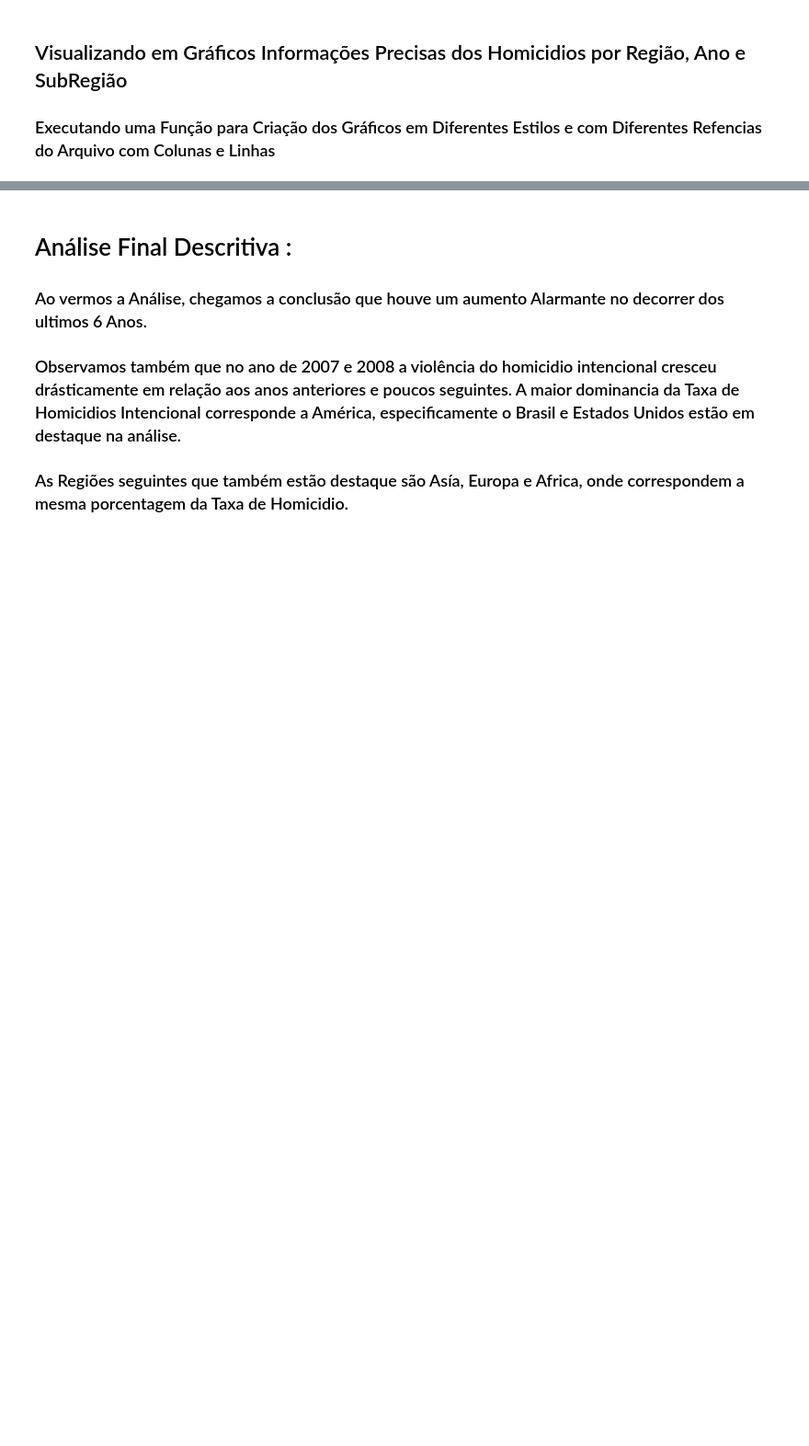
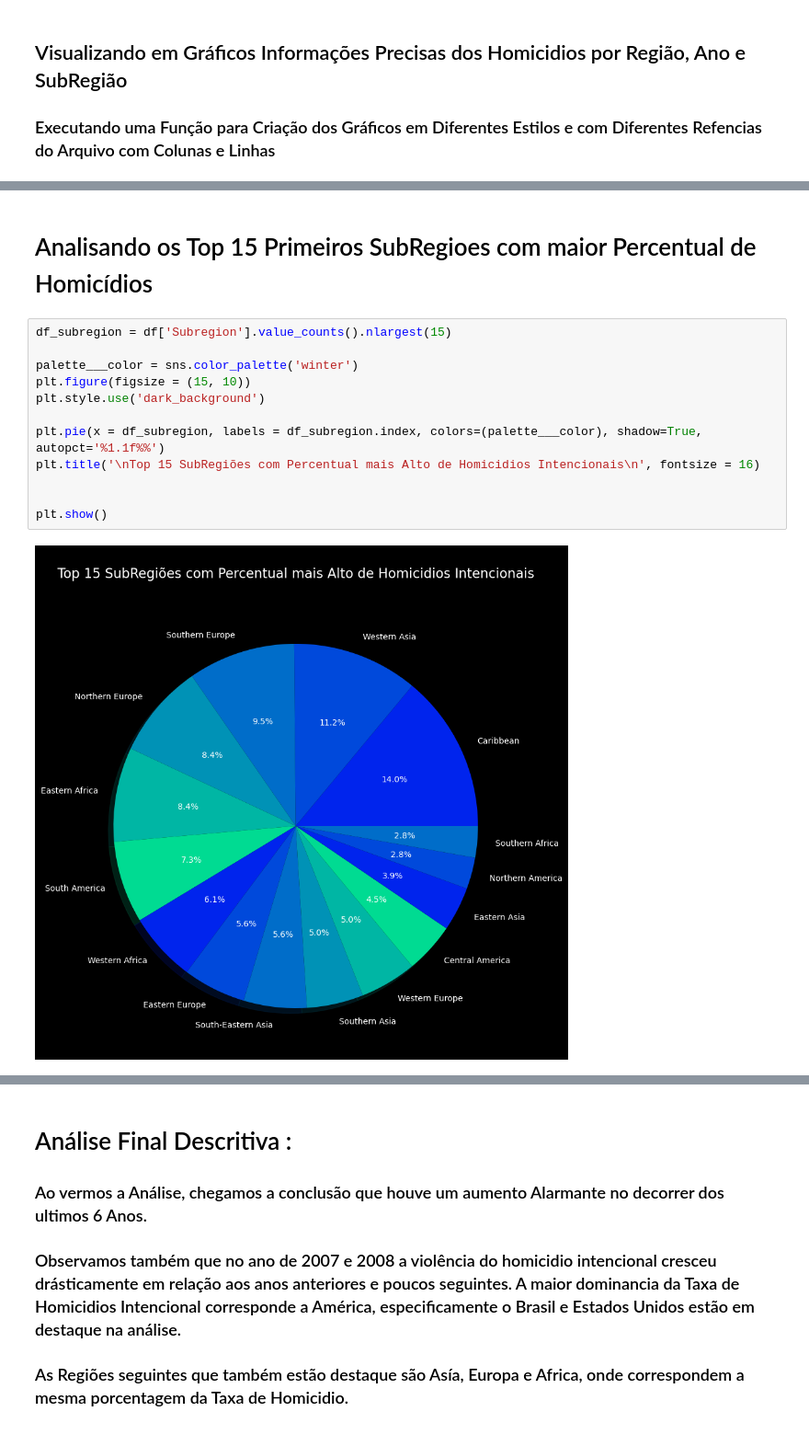
Before and after one commit to JonathaVaz/Analise_de_Dados_e_Machine_Learning_Python, a Jupyter notebook: Análise de Dados e Visualização sobre a Taxa de Homicídios Intencionais no Mundo.ipynb, the cells around one changed output, grey strips where cells are left out. Shown at 92% size. Cells and saved outputs as stored; diff of their text form; blank space fills up the shorter version.

```diff
--- a/Análise de Dados e Visualização sobre a Taxa de Homicídios Intencionais no Mundo.ipynb
+++ b/Análise de Dados e Visualização sobre a Taxa de Homicídios Intencionais no Mundo.ipynb
@@ -150,0 +122,16 @@ plots(df, 'Year', 'Rate')
+# %% [markdown]
+# Analisando os Top 15 Primeiros SubRegioes com maior Percentual de Homicídios
+# %%
+df_subregion = df['Subregion'].value_counts().nlargest(15)
+
+palette___color = sns.color_palette('winter')
+plt.figure(figsize = (15, 10))
+plt.style.use('dark_background')
+
+plt.pie(x = df_subregion, labels = df_subregion.index, colors=(palette___color), shadow=True, autopct='%1.1f%%')
+plt.title('\nTop 15 SubRegiões com Percentual mais Alto de Homicidios Intencionais\n', fontsize = 16)
+
+
+plt.show()
+# %% [output]
+[figure, added]
```
Also changed, not shown: parts of 9 cells of this notebook.
